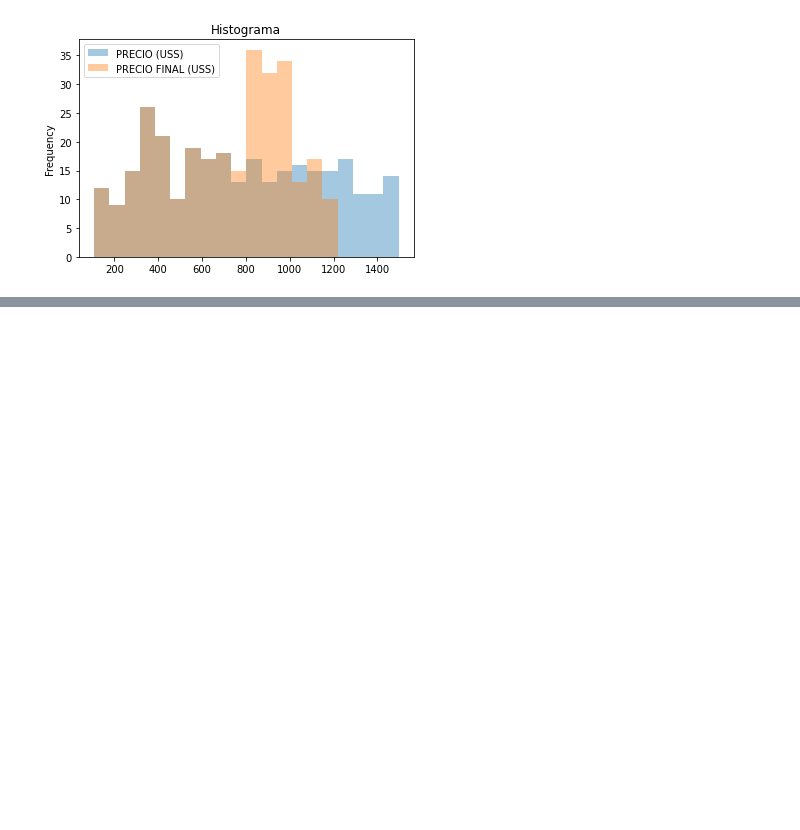
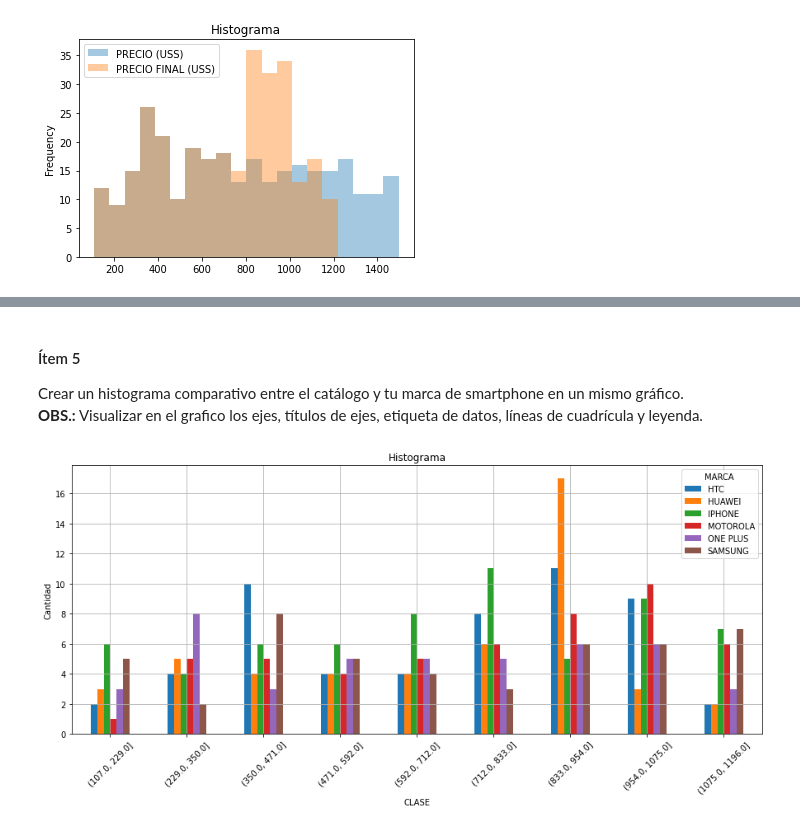
Before and after one commit to pyefiuna/Laboratorio, a Jupyter notebook: notebooks/1_Estadística_Descriptiva.ipynb, the cells around one changed output, grey strips where cells are left out. Drawn from its saved outputs; the diff is of its cells as text; code cells hidden in the pictures; blank space fills up the shorter version.

```diff
--- a/notebooks/1_Estadística_Descriptiva.ipynb
+++ b/notebooks/1_Estadística_Descriptiva.ipynb
@@ -176,0 +313,11 @@ smartphones.plot.hist(alpha = 0.40, # transparencia
+# %% [markdown]
+#### Ítem 5
+Crear un histograma comparativo entre el catálogo y tu marca de smartphone en un mismo gráfico.
+**OBS.:** Visualizar en el grafico los ejes, títulos de ejes, etiqueta de datos, líneas de cuadrícula y leyenda.
+# %%
+smartphones.groupby(['CLASE'])['MARCA'].value_counts().unstack().plot.bar(figsize = (15,6), rot = 45,
+                                                                          title = 'Histograma',
+                                                                          grid = True,
+                                                                          ylabel = 'Cantidad');
+# %% [output]
+[figure, added]
```
Also changed, not shown: parts of 15 cells of this notebook.
